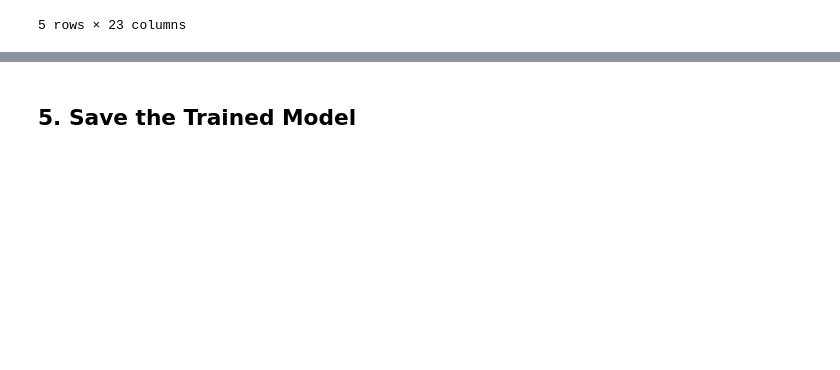
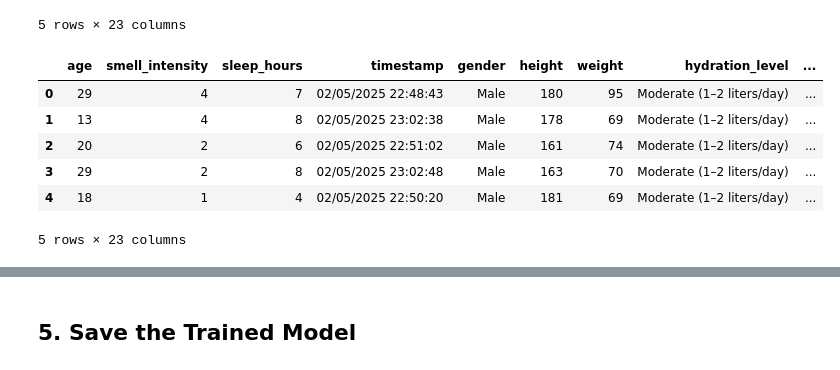
Before and after one commit to HACKATHON-Git-Push-no-protection/Hackathon-GPNP, a Jupyter notebook: hackathon/backend/train_model.ipynb, the cells around one changed output, grey strips where cells are left out. Saved outputs shown, nothing was run; the diff lists cells and outputs as text; code cells hidden in the pictures; blank space fills up the shorter version.

```diff
--- a/hackathon/backend/train_model.ipynb
+++ b/hackathon/backend/train_model.ipynb
@@ -32,32 +34,41 @@ df.head()
 # %%
 column_mapping = {
     "What is your age?": "age",
     "How would you rate the typical smell intensity of your stool?": "smell_intensity",
     "On average, how many hours of sleep do you get per night?": "sleep_hours",
     "Timestamp": "timestamp",
     "What is your gender?": "gender",
-    "Height (cm)": "height_cm",
-    "Weight (kg)": "weight_kg",
+    "Height (cm)": "height",
+    "Weight (kg)": "weight",
     "Hydration Level": "hydration_level",
     "How active are you physically on average?": "activity_level",
     "Are you currently taking any medication that affects digestion or bowel movements?": "meds_affecting_gut",
     "How much dietary fibers do you eat daily?": "fiber_grams",
     "How much fat do you consume daily?": "fat_grams",
     "How spicy is your typical diet?": "spiciness",
     " How many meals with greasy or fried food do you eat per week?": "weekly_greasy_meals",
     "Do you regularly consume dairy products (milk, cheese, yogurt)?": "dairy_freq",
     "On average, how many servings of processed food do you eat per day?": "processed_servings",
     "On average, how many servings of fruits and vegetables do you eat per day?": "fv_servings",
     "What type of toilet paper or wiping method do you usually use?": "toilet_method",
     "How would you describe your typical stool consistency?": "stool_consistency",
     "What is the most common color of your stool?": "stool_color",
     "How many times do you go to the toilet for the number \"2\" in a week?": "weekly_bms",
     "How many caffeinated beverages (coffee, tea, energy drinks) do you consume per day?": "caffeinated_beverages_per_day",
     "On average, how many wipes or sheets of toilet paper do you use per bowel movement?": "wipes_per_bm"
 }
 
 
 
 
 # Apply the mapping
 df.rename(columns=column_mapping, inplace=True)
+df.head()
+# %% [output]
+|  | age | smell_intensity | sleep_hours | timestamp | gender | height | weight | hydration_level | ... |
+| 0 | 29 | 4 | 7 | 02/05/2025 22:48:43 | Male | 180 | 95 | Moderate (1–2 liters/day) | ... |
+| 1 | 13 | 4 | 8 | 02/05/2025 23:02:38 | Male | 178 | 69 | Moderate (1–2 liters/day) | ... |
+| 2 | 20 | 2 | 6 | 02/05/2025 22:51:02 | Male | 161 | 74 | Moderate (1–2 liters/day) | ... |
+| 3 | 29 | 2 | 8 | 02/05/2025 23:02:48 | Male | 163 | 70 | Moderate (1–2 liters/day) | ... |
+| 4 | 18 | 1 | 4 | 02/05/2025 22:50:20 | Male | 181 | 69 | Moderate (1–2 liters/day) | ... |
+5 rows × 23 columns
```
Also changed, not shown: parts of 19 cells of this notebook, 1 other file.
